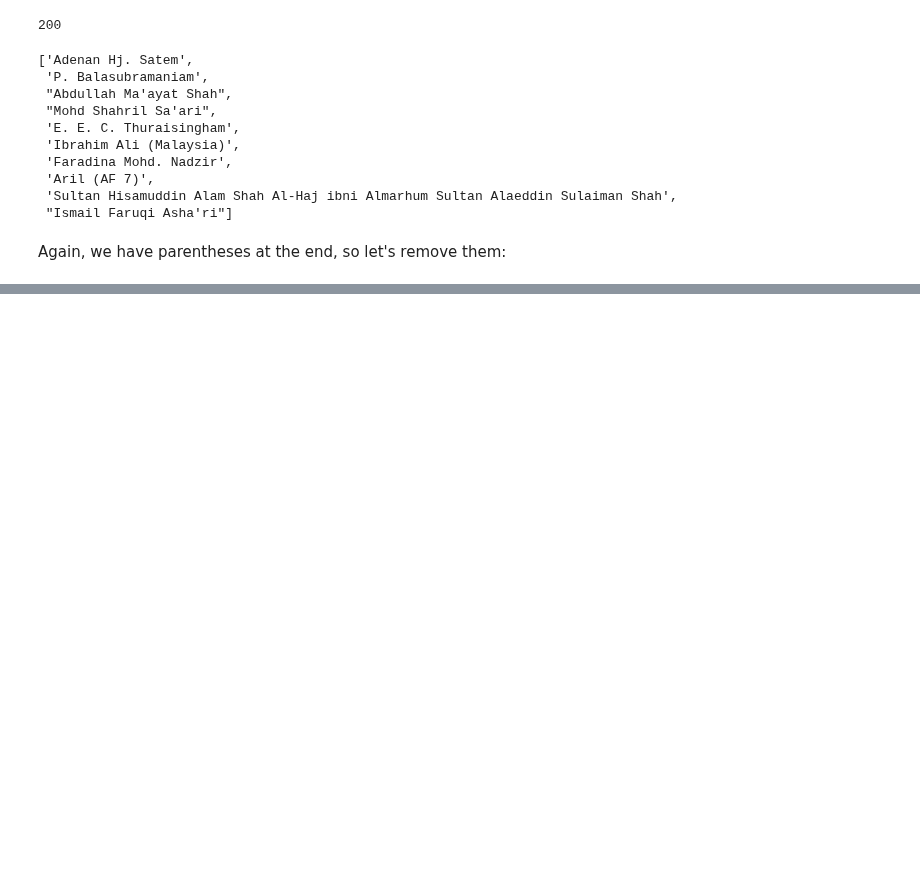
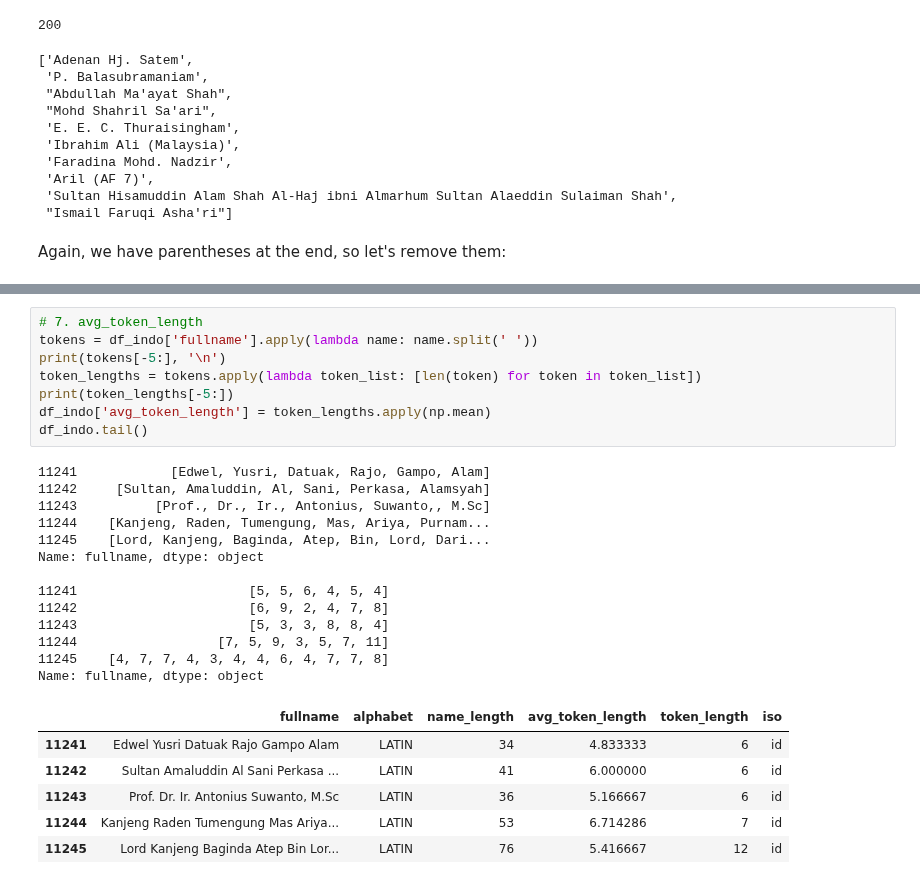
Before and after one commit to Exiger-project/Name_Of_Origin_Project-, a Jupyter notebook: IndoMalayNames.ipynb, the cells around one changed output, grey strips where cells are left out. Cells and saved outputs as stored; diff of their text form; blank space fills up the shorter version.

```diff
--- a/IndoMalayNames.ipynb
+++ b/IndoMalayNames.ipynb
@@ -276,0 +357,28 @@ print(len(non_alnum_names_malay))
+# %%
+# 7. avg_token_length
+tokens = df_indo['fullname'].apply(lambda name: name.split(' '))
+print(tokens[-5:], '\n')
+token_lengths = tokens.apply(lambda token_list: [len(token) for token in token_list])
+print(token_lengths[-5:])
+df_indo['avg_token_length'] = token_lengths.apply(np.mean)
+df_indo.tail()
+# %% [output]
+11241            [Edwel, Yusri, Datuak, Rajo, Gampo, Alam]
+11242     [Sultan, Amaluddin, Al, Sani, Perkasa, Alamsyah]
+11243          [Prof., Dr., Ir., Antonius, Suwanto,, M.Sc]
+11244    [Kanjeng, Raden, Tumengung, Mas, Ariya, Purnam...
+11245    [Lord, Kanjeng, Baginda, Atep, Bin, Lord, Dari...
+Name: fullname, dtype: object
+
+11241                      [5, 5, 6, 4, 5, 4]
+11242                      [6, 9, 2, 4, 7, 8]
+11243                      [5, 3, 3, 8, 8, 4]
+11244                  [7, 5, 9, 3, 5, 7, 11]
+11245    [4, 7, 7, 4, 3, 4, 4, 6, 4, 7, 7, 8]
+Name: fullname, dtype: object
+|  | fullname | alphabet | name_length | avg_token_length | token_length | iso |
+| 11241 | Edwel Yusri Datuak Rajo Gampo Alam | LATIN | 34 | 4.833333 | 6 | id |
+| 11242 | Sultan Amaluddin Al Sani Perkasa ... | LATIN | 41 | 6.000000 | 6 | id |
+| 11243 | Prof. Dr. Ir. Antonius Suwanto, M.Sc | LATIN | 36 | 5.166667 | 6 | id |
+| 11244 | Kanjeng Raden Tumengung Mas Ariya... | LATIN | 53 | 6.714286 | 7 | id |
+| 11245 | Lord Kanjeng Baginda Atep Bin Lor... | LATIN | 76 | 5.416667 | 12 | id |
```
Also changed, not shown: parts of 21 cells of this notebook.
